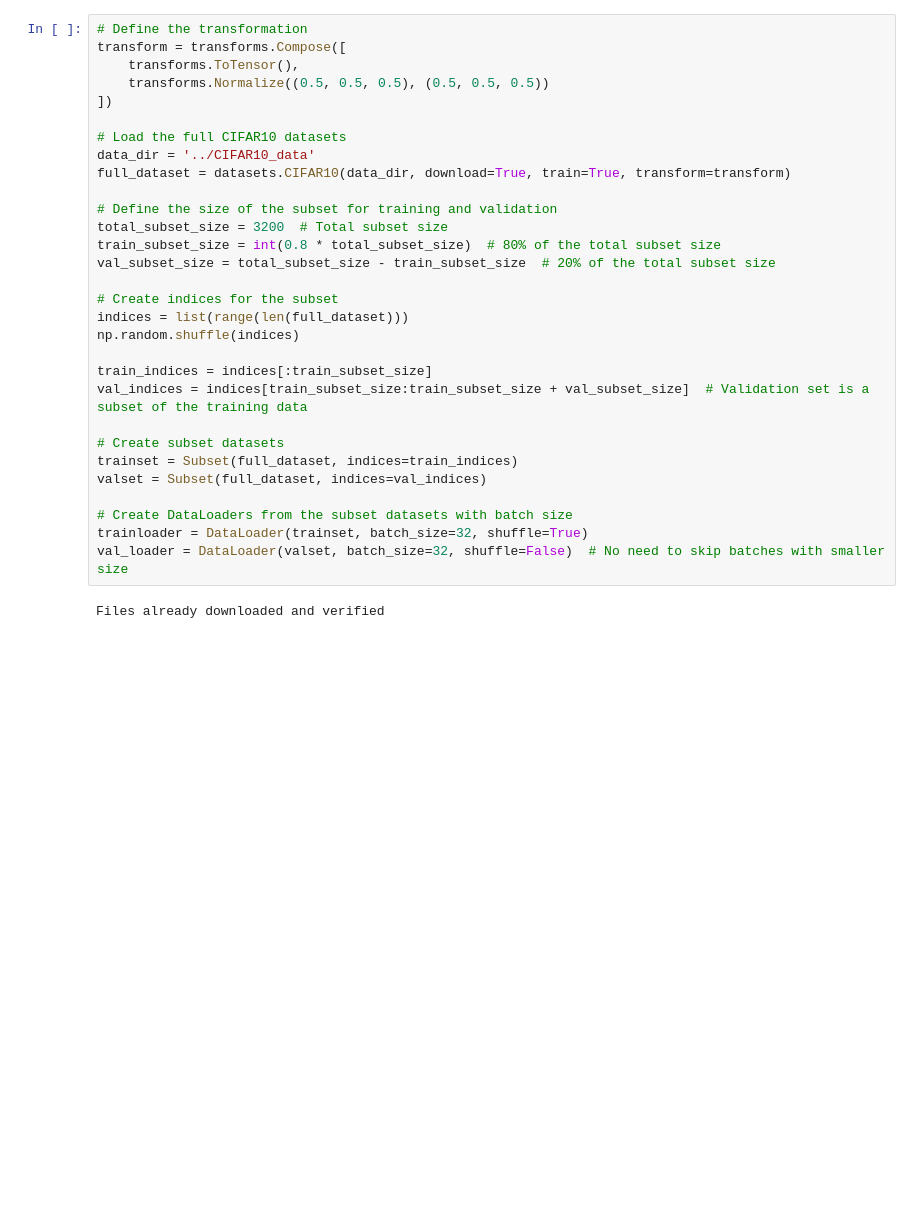
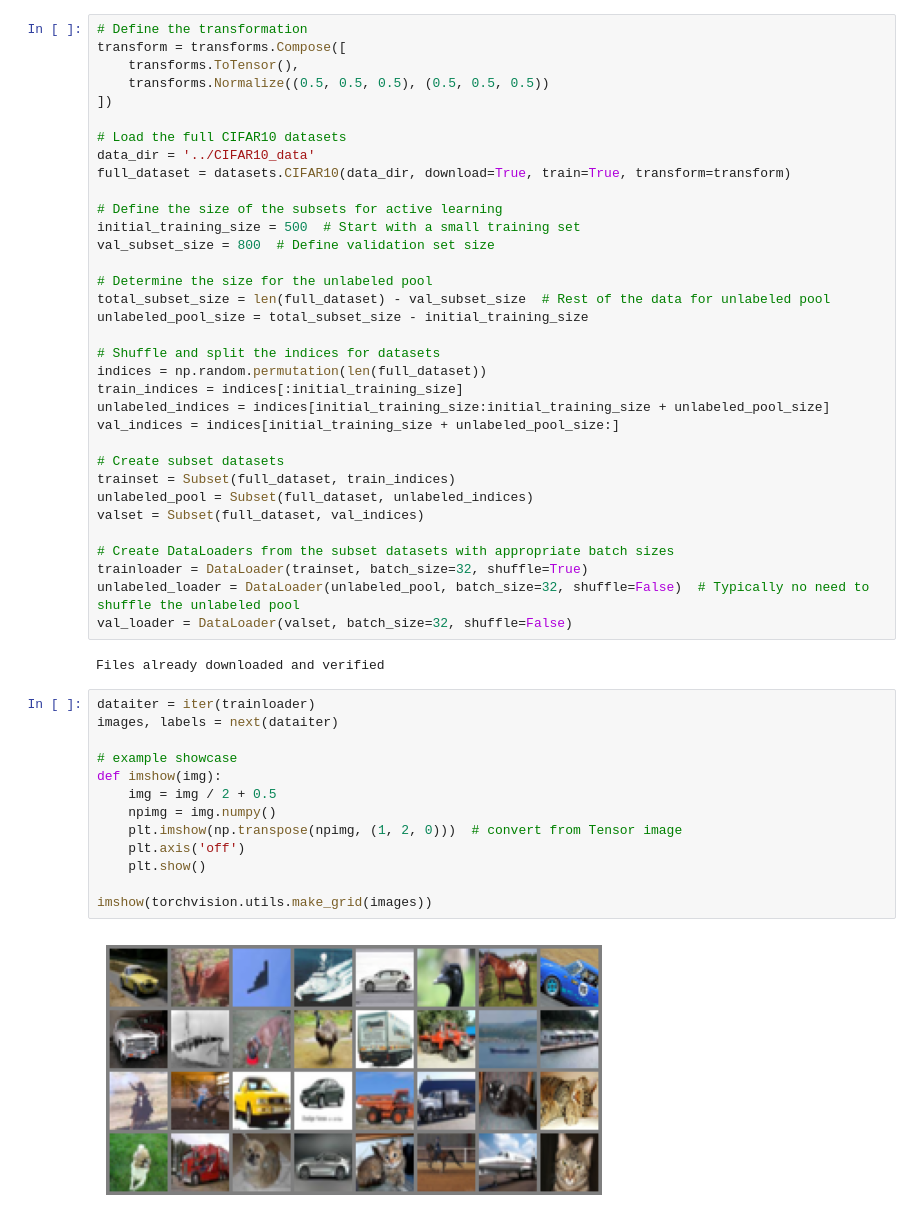
Before and after one commit to noahrn/bayesian-optimization-02463, a Jupyter notebook: active-learning/AL.ipynb, the cells around one changed output. Saved outputs shown, nothing was run; the diff lists cells and outputs as text; blank space fills up the shorter version.

Commit message:
Active learning progress

```diff
--- a/active-learning/AL.ipynb
+++ b/active-learning/AL.ipynb
@@ -32,24 +32,43 @@ transform = transforms.Compose([
 data_dir = '../CIFAR10_data'
 full_dataset = datasets.CIFAR10(data_dir, download=True, train=True, transform=transform)
 
-# Define the size of the subset for training and validation
-total_subset_size = 3200  # Total subset size
-train_subset_size = int(0.8 * total_subset_size)  # 80% of the total subset size
-val_subset_size = total_subset_size - train_subset_size  # 20% of the total subset size
+# Define the size of the subsets for active learning
+initial_training_size = 500  # Start with a small training set
+val_subset_size = 800  # Define validation set size
 
-# Create indices for the subset
-indices = list(range(len(full_dataset)))
-np.random.shuffle(indices)
+# Determine the size for the unlabeled pool
+total_subset_size = len(full_dataset) - val_subset_size  # Rest of the data for unlabeled pool
+unlabeled_pool_size = total_subset_size - initial_training_size
 
-train_indices = indices[:train_subset_size]
-val_indices = indices[train_subset_size:train_subset_size + val_subset_size]  # Validation set is a subset of the training data
+# Shuffle and split the indices for datasets
+indices = np.random.permutation(len(full_dataset))
+train_indices = indices[:initial_training_size]
+unlabeled_indices = indices[initial_training_size:initial_training_size + unlabeled_pool_size]
+val_indices = indices[initial_training_size + unlabeled_pool_size:]
 
 # Create subset datasets
-trainset = Subset(full_dataset, indices=train_indices)
-valset = Subset(full_dataset, indices=val_indices)
+trainset = Subset(full_dataset, train_indices)
+unlabeled_pool = Subset(full_dataset, unlabeled_indices)
+valset = Subset(full_dataset, val_indices)
 
-# Create DataLoaders from the subset datasets with batch size
+# Create DataLoaders from the subset datasets with appropriate batch sizes
 trainloader = DataLoader(trainset, batch_size=32, shuffle=True)
-val_loader = DataLoader(valset, batch_size=32, shuffle=False)  # No need to skip batches with smaller size
+unlabeled_loader = DataLoader(unlabeled_pool, batch_size=32, shuffle=False)  # Typically no need to shuffle the unlabeled pool
+val_loader = DataLoader(valset, batch_size=32, shuffle=False)
 # %% [output]
 Files already downloaded and verified
+# %%
+dataiter = iter(trainloader)
+images, labels = next(dataiter)
+
+# example showcase
+def imshow(img):
+    img = img / 2 + 0.5
+    npimg = img.numpy()
+    plt.imshow(np.transpose(npimg, (1, 2, 0)))  # convert from Tensor image
+    plt.axis('off')
+    plt.show()
+
+imshow(torchvision.utils.make_grid(images))
+# %% [output]
+[figure, added]
```
Also changed, not shown: parts of 19 cells of this notebook, 2 other files.
